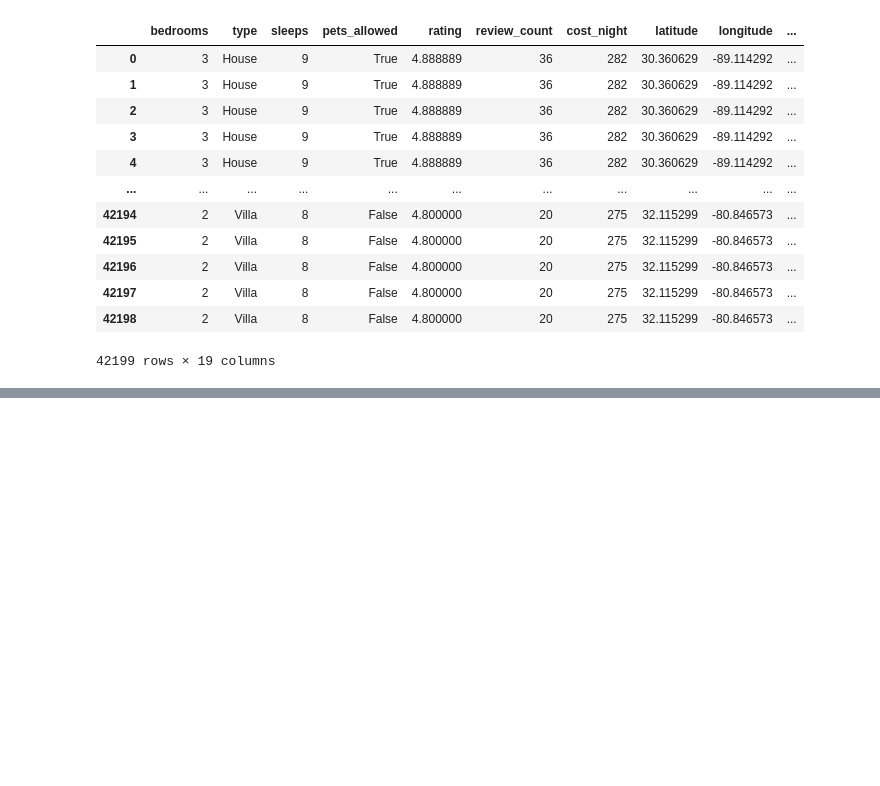
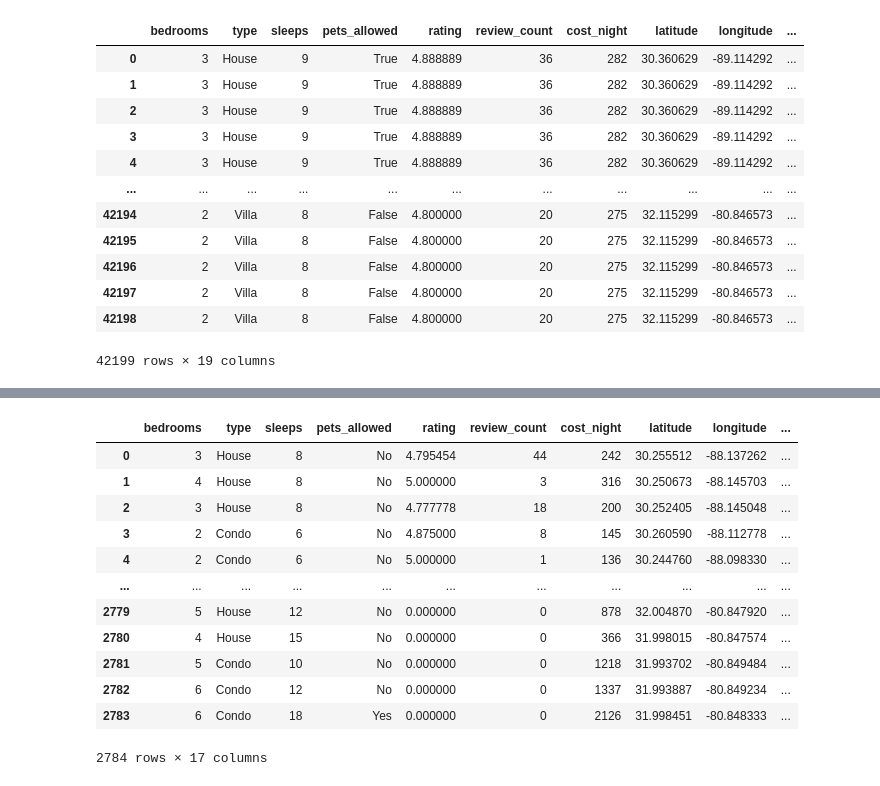
Before and after one commit to NSS-Full-Time-Data-Analytics-9/bwilhelm_capstone, a Jupyter notebook: scripts/master_list.ipynb, the cells around one changed output, grey strips where cells are left out. Saved outputs shown, nothing was run; the diff lists cells and outputs as text; code cells hidden in the pictures; blank space fills up the shorter version.

```diff
--- a/scripts/master_list.ipynb
+++ b/scripts/master_list.ipynb
@@ -503,0 +524,8 @@ master_list.loc[master_list['checkin_date'] != 'October 7']
+# %%
+for index, row in updated_listings.iterrows():
+    if row.bedrooms < 3:
+        updated_listings.loc[index, 'beds'] = '2 or Less'
+    elif row.bedrooms > 5:
+        updated_listings.loc[index, 'beds'] = '6 or more'
+    else:
+        updated_listings.loc[index, 'beds'] = '3-5'
@@ -503,0 +572,30 @@ master_list.loc[master_list['checkin_date'] != 'October 7']
+# %%
+for index, row in updated_listings.iterrows():
+    if row.pets_allowed == True:
+        updated_listings.loc[index, 'pets_allowed'] = 'Yes'
+    else:
+        updated_listings.loc[index, 'pets_allowed'] = 'No'
+# %%
+for index, row in updated_listings.iterrows():
+    if row.location == 'Tybee Island':
+        updated_listings.loc[index, 'travel_time'] = 'Over 7.5 Hours'
+    elif row.location == 'Isle of Palms':
+        updated_listings.loc[index, 'travel_time'] = 'Over 7.5 Hours'
+    else:
+        updated_listings.loc[index, 'travel_time'] = 'Under 7.5 Hours'
+# %%
+updated_listings
+# %% [output]
+|  | bedrooms | type | sleeps | pets_allowed | rating | review_count | cost_night | latitude | longitude | ... |
+| 0 | 3 | House | 8 | No | 4.795454 | 44 | 242 | 30.255512 | -88.137262 | ... |
+| 1 | 4 | House | 8 | No | 5.000000 | 3 | 316 | 30.250673 | -88.145703 | ... |
+| 2 | 3 | House | 8 | No | 4.777778 | 18 | 200 | 30.252405 | -88.145048 | ... |
+| 3 | 2 | Condo | 6 | No | 4.875000 | 8 | 145 | 30.260590 | -88.112778 | ... |
+| 4 | 2 | Condo | 6 | No | 5.000000 | 1 | 136 | 30.244760 | -88.098330 | ... |
+| ... | ... | ... | ... | ... | ... | ... | ... | ... | ... | ... |
+| 2779 | 5 | House | 12 | No | 0.000000 | 0 | 878 | 32.004870 | -80.847920 | ... |
+| 2780 | 4 | House | 15 | No | 0.000000 | 0 | 366 | 31.998015 | -80.847574 | ... |
+| 2781 | 5 | Condo | 10 | No | 0.000000 | 0 | 1218 | 31.993702 | -80.849484 | ... |
+| 2782 | 6 | Condo | 12 | No | 0.000000 | 0 | 1337 | 31.993887 | -80.849234 | ... |
+| 2783 | 6 | Condo | 18 | Yes | 0.000000 | 0 | 2126 | 31.998451 | -80.848333 | ... |
+2784 rows × 17 columns
```
Also changed, not shown: parts of 11 cells of this notebook, 1 other file.
